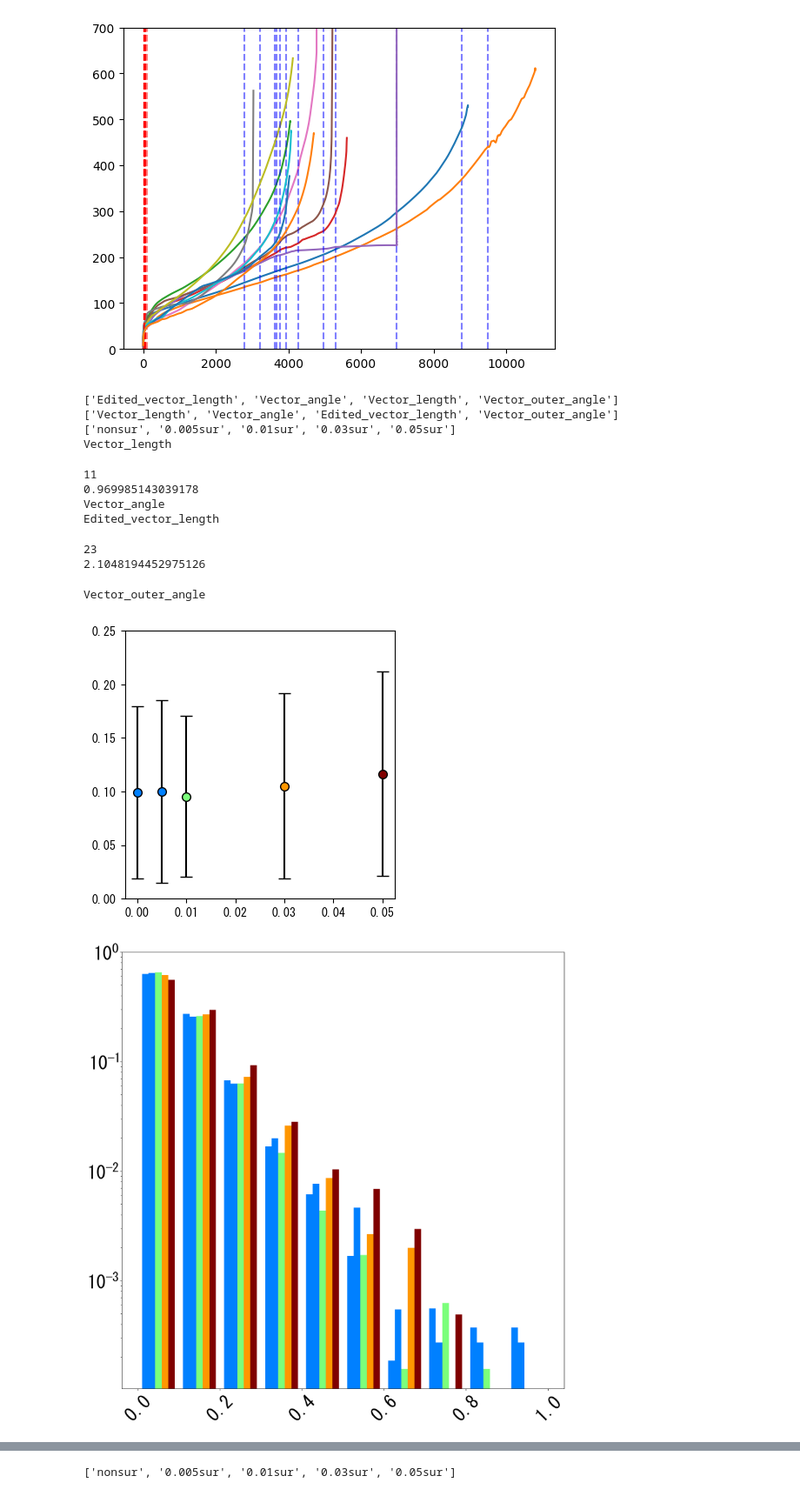
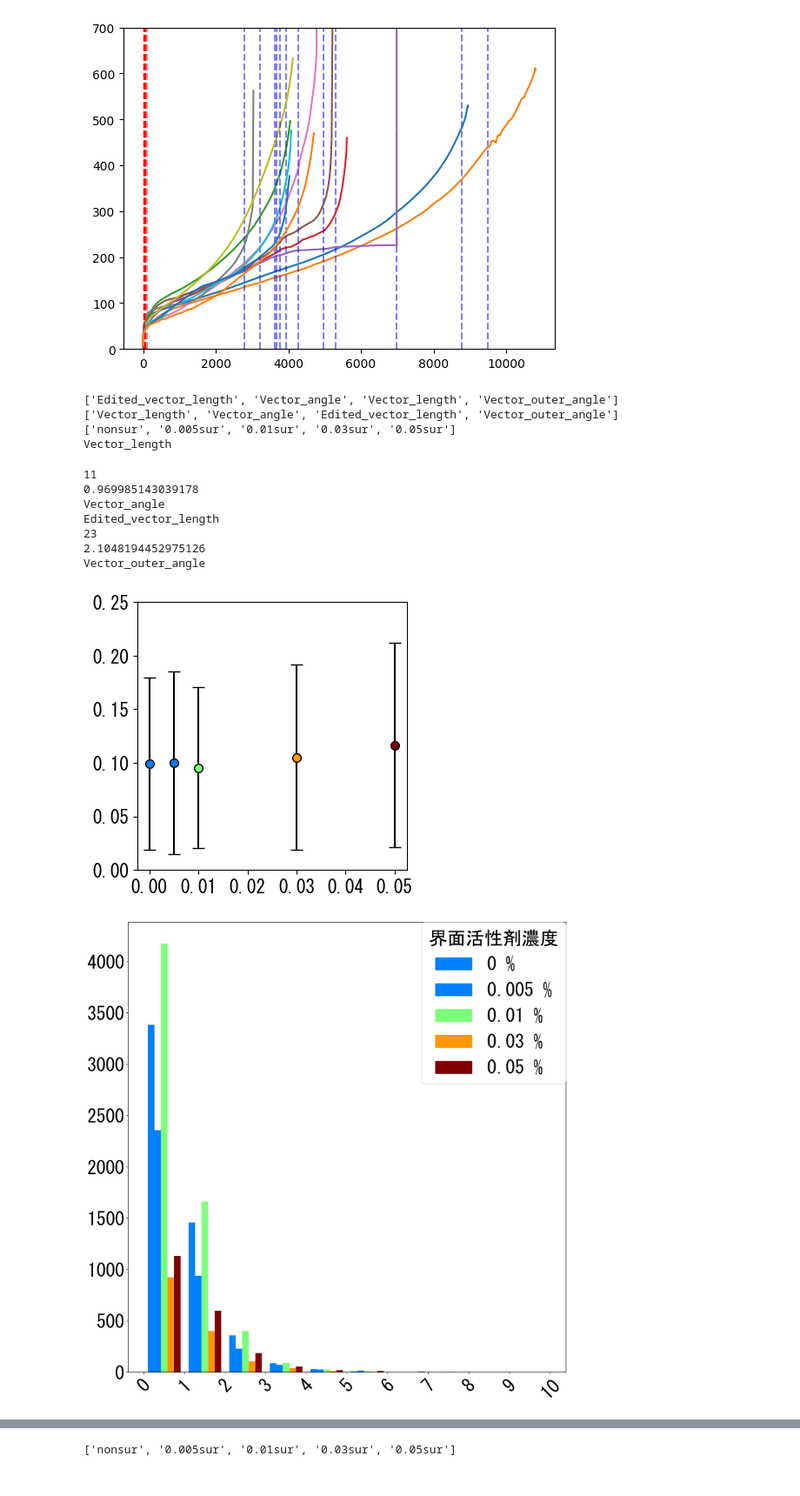
Before and after one commit to momoya-N/dendrite, a Jupyter notebook: movie_analisis/analisis_program/branch_analisys/movie_analisys_plot.ipynb, the cells around one changed output, grey strips where cells are left out. Shown at 87% size. Drawn from its saved outputs; the diff is of its cells as text; code cells hidden in the pictures.

```diff
--- a/movie_analisis/analisis_program/branch_analisys/movie_analisys_plot.ipynb
+++ b/movie_analisis/analisis_program/branch_analisys/movie_analisys_plot.ipynb
@@ -294,25 +294,31 @@ for kind in data_kind_list:
             if max(total_data[i])>max_tmp:
                 max_tmp=max(total_data[i])
         print(max_tmp)
-        #相対度数
-        n_refr , bins_refr , patches_refr =axes[0,0].hist(total_data,bins=length_bin,weights=relative_frecuency,density=False,log=True,color=colors_hist,alpha=1.0,label=label_data)
-        axes[0,0].set_ylim(0,1)
+
+        #絶対度数
+        n_refr , bins_refr , patches_refr =axes[0,0].hist(total_data,bins=length_bin,density=False,log=True,color=colors_hist,alpha=1.0,label=label_data)
+
+
+        # #相対度数
+        # n_refr , bins_refr , patches_refr =axes[0,0].hist(total_data,bins=length_bin,weights=relative_frecuency,density=False,log=True,color=colors_hist,alpha=1.0,label=label_data)
+        # axes[0,0].set_ylim(0,1)
 
         # #重み付き相対度数
         # n_wrefr , bins_wrefr , patches_wrefr = axes[0,0].hist(total_data,bins=length_bin,weights=weighted_relative_frecuency,density=False,label=label_data,color=colors_hist,log=True,alpha=1.0)
         # axes[0,0].set_ylim(0,0.01)
 
         if "Edited" not in kind:
-            xticks=[x for x in length_bin if int(x*10)%2==0]
+            xticks=[x for x in length_bin if int(x*10)%1==0]
             axes[0,0].set_xticks(xticks)
-            axes[0,0].set_xticklabels([str(round(x,1)) for x in xticks],rotation=45,fontsize=35)
+            axes[0,0].set_xticklabels([str(int(round(x*10,0))) for x in xticks],rotation=45,fontsize=35)#mm表示にする
             axes[0,0].tick_params(axis='y', labelsize=35)
         else:
             xticks=[x for x in length_bin if int(x*10)%2==0]
             axes[0,0].set_xticks(xticks)
-            axes[0,0].set_xticklabels([str(round(x,1)) for x in xticks],rotation=0,fontsize=20)
+            axes[0,0].set_xticklabels([str(int(round(x*10,0))) for x in xticks],rotation=0,fontsize=35)#mm表示にする
+            axes[0,0].tick_params(axis='y', labelsize=35)
 
-        # plt.legend(loc="upper right", fontsize=20,borderaxespad=0,title="界面活性剤濃度",title_fontsize=25)
+        plt.legend(loc="upper right", fontsize=35,borderaxespad=0,title="界面活性剤濃度",title_fontsize=35)
 
     # if "angle" in kind:
     #     # fig , axes = plt.subplots(row,col-1,squeeze=False,tight_layout=True,figsize=(4*(col-1)+2,4))
@@ -328,35 +334,35 @@ for kind in data_kind_list:
     #         axes[0,k].set_xticks([0, np.pi/4, np.pi/2, np.pi*3/4, np.pi],
     #                                 ["0", r"$\pi$/4", r"$\pi$/2", r"3$\pi$/4", r"$\pi$"])
     #         # axes[0,k].set_xlabel(r"$\theta$ radian")
     #         axes[0,k].tick_params(axis='y', labelsize=35)
     #     # if kind=="Vector_angle":
     #     #     kind="Inner angle"
     #     # else:
     #     #     kind="Outer angle"
 
     #     # axes[0,0].set_title(kind)
     #     # axes[0,1].set_title(kind)
     #     # axes[0,0].set_ylabel("relative frecuency")
     #     # axes[0,1].set_ylabel("relative_frecuency")
     #     plt.tick_params(axis='x', labelsize=35)
     #     plt.legend(loc="upper left", bbox_to_anchor=(1.05, 1),borderaxespad=0,title="界面活性剤濃度",fontsize=20,title_fontsize=25)
     else:
         continue
     # os.makedirs(str(data_dir_path) + "/result_img/",exist_ok=True)
     # plt.savefig(str(data_dir_path) + "/result_img/" + kind + ".pdf")
     # plt.savefig(str(data_dir_path) + "/result_img/" + kind + ".png")
 plt.show()
 # %% [output]
 ['Edited_vector_length', 'Vector_angle', 'Vector_length', 'Vector_outer_angle']
 ['Vector_length', 'Vector_angle', 'Edited_vector_length', 'Vector_outer_angle']
 ['nonsur', '0.005sur', '0.01sur', '0.03sur', '0.05sur']
 Vector_length
 11
 0.969985143039178
 Vector_angle
 Edited_vector_length
+23
+2.1048194452975126
+Vector_outer_angle
-23
-2.1048194452975126
-Vector_outer_angle
-[figure, old version]
+[figure, new version]
-[figure, old version]
+[figure, new version]
```
Also changed, not shown: parts of 5 cells of this notebook, 19 other files.
